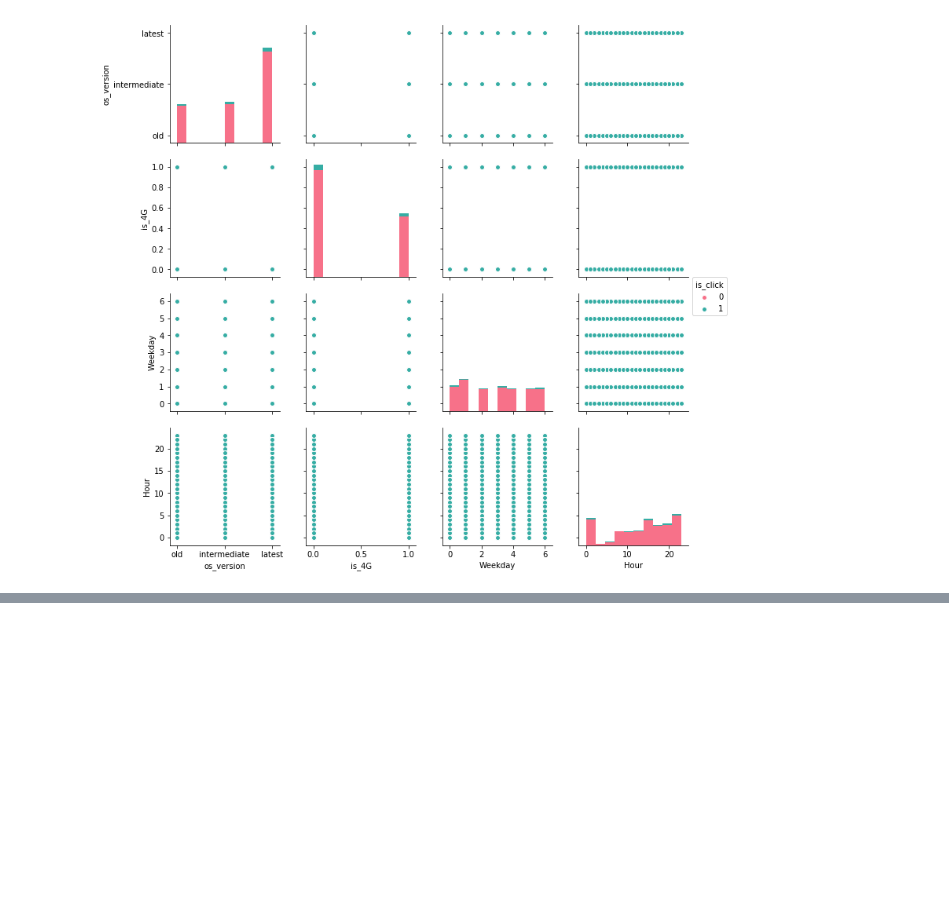
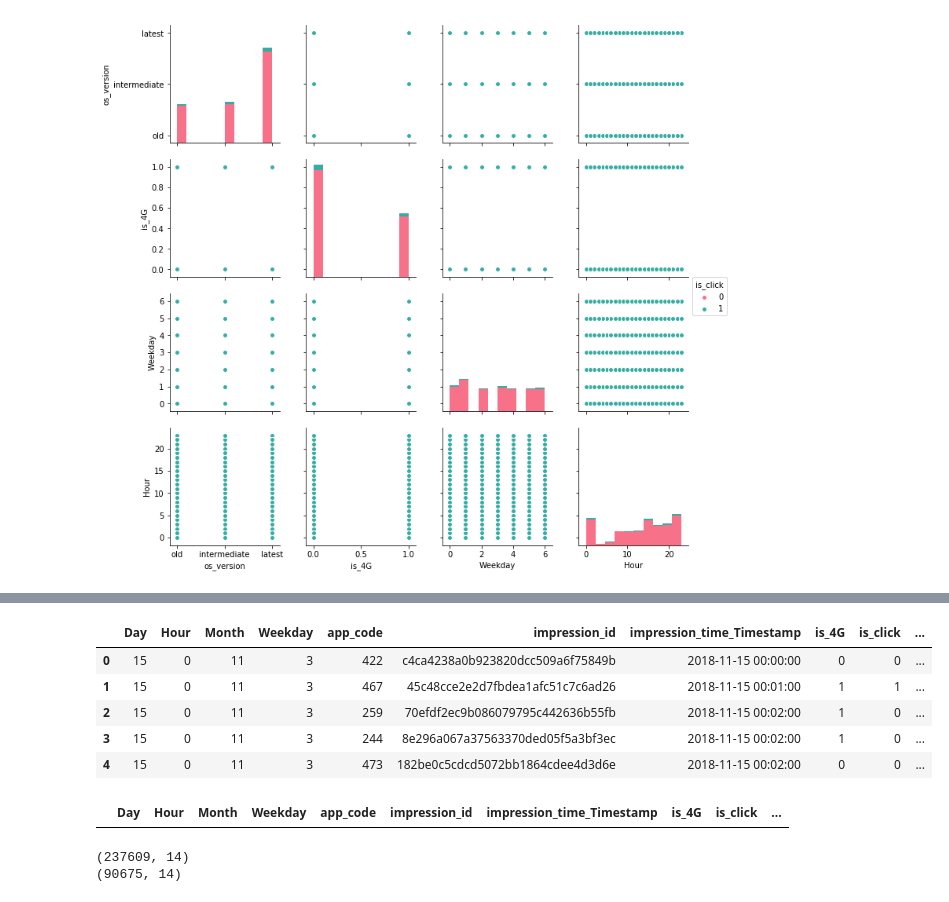
Before and after one commit to snchit/WNS-Analytics-Wizard-2019, a Jupyter notebook: Untitled.ipynb, the cells around one changed output, grey strips where cells are left out. Cells and saved outputs as stored; diff of their text form; code cells hidden in the pictures; blank space fills up the shorter version.

```diff
--- a/Untitled.ipynb
+++ b/Untitled.ipynb
@@ -390,9 +404,29 @@ train["Weekday"] = train['impression_time_Timestamp'].dt.dayofweek
 #df['weekday'] = df['Timestamp'].apply(lambda x: x.weekday()) # Monday 0 .. sunday 6
 # Dropping timestamp column to avoid redundancy
 train = train.drop(['impression_time'], axis=1) # deleting timestamp
+# %%
+# Extract datetime variables using timestamp column
+test['impression_time_Timestamp'] = pd.to_datetime(test['impression_time'])
+# Converting timestamp column into datatime object in order to extract new features
+test['Month'] = test['impression_time_Timestamp'].dt.month
+# Creates a new column called Month
+test['Day'] = test['impression_time_Timestamp'].dt.day
+# Creates a new column called Day
+test['Hour'] = test['impression_time_Timestamp'].dt.hour
+# Creates a new column called Hour
+test["Weekday"] = test['impression_time_Timestamp'].dt.dayofweek
+# Creates a new column called Weekday with sunday as 6 and monday as 0
+# Other way to create a weekday column
+#df['weekday'] = df['Timestamp'].apply(lambda x: x.weekday()) # Monday 0 .. sunday 6
+# Dropping timestamp column to avoid redundancy
+test = test.drop(['impression_time'], axis=1) # deleting timestamp
 # %%
 # Creating a pairplot with hue defined by Clicked on Ad column
 sns.pairplot(train, hue = 'is_click', vars = ['os_version', 'is_4G', 'Weekday', 'Hour'], palette = 'husl')
 # %% [output]
 <seaborn.axisgrid.PairGrid at 0x...>
 [figure]
+# %%
+test['is_click'] = '0'
+df = train.append(test, ignore_index=True)
+print(df.shape)
@@ -398,0 +444,25 @@ sns.pairplot(train, hue = 'is_click', vars = ['os_version', 'is_4G', 'Weekday',
+# %%
+df.head()
+# %% [output]
+|  | Day | Hour | Month | Weekday | app_code | impression_id | impression_time_Timestamp | is_4G | is_click | ... |
+| 0 | 15 | 0 | 11 | 3 | 422 | c4ca4238a0b923820dcc509a6f75849b | 2018-11-15 00:00:00 | 0 | 0 | ... |
+| 1 | 15 | 0 | 11 | 3 | 467 | 45c48cce2e2d7fbdea1afc51c7c6ad26 | 2018-11-15 00:01:00 | 1 | 1 | ... |
+| 2 | 15 | 0 | 11 | 3 | 259 | 70efdf2ec9b086079795c442636b55fb | 2018-11-15 00:02:00 | 1 | 0 | ... |
+| 3 | 15 | 0 | 11 | 3 | 244 | 8e296a067a37563370ded05f5a3bf3ec | 2018-11-15 00:02:00 | 1 | 0 | ... |
+| 4 | 15 | 0 | 11 | 3 | 473 | 182be0c5cdcd5072bb1864cdee4d3d6e | 2018-11-15 00:02:00 | 0 | 0 | ... |
+# %%
+df[df['is_click']=='NA'].head()
+# %% [output]
+|  | Day | Hour | Month | Weekday | app_code | impression_id | impression_time_Timestamp | is_4G | is_click | ... |
+# %%
+# One hot encoding for categorical variables
+temp = pd.get_dummies(train['os_version'])
+train = train.join(temp)
+print(train.shape)
+
+temp = pd.get_dummies(test['os_version'])
+test = test.join(temp)
+print(test.shape)
+# %% [output]
+(237609, 14)
+(90675, 14)
```
Also changed, not shown: parts of 70 cells of this notebook.
